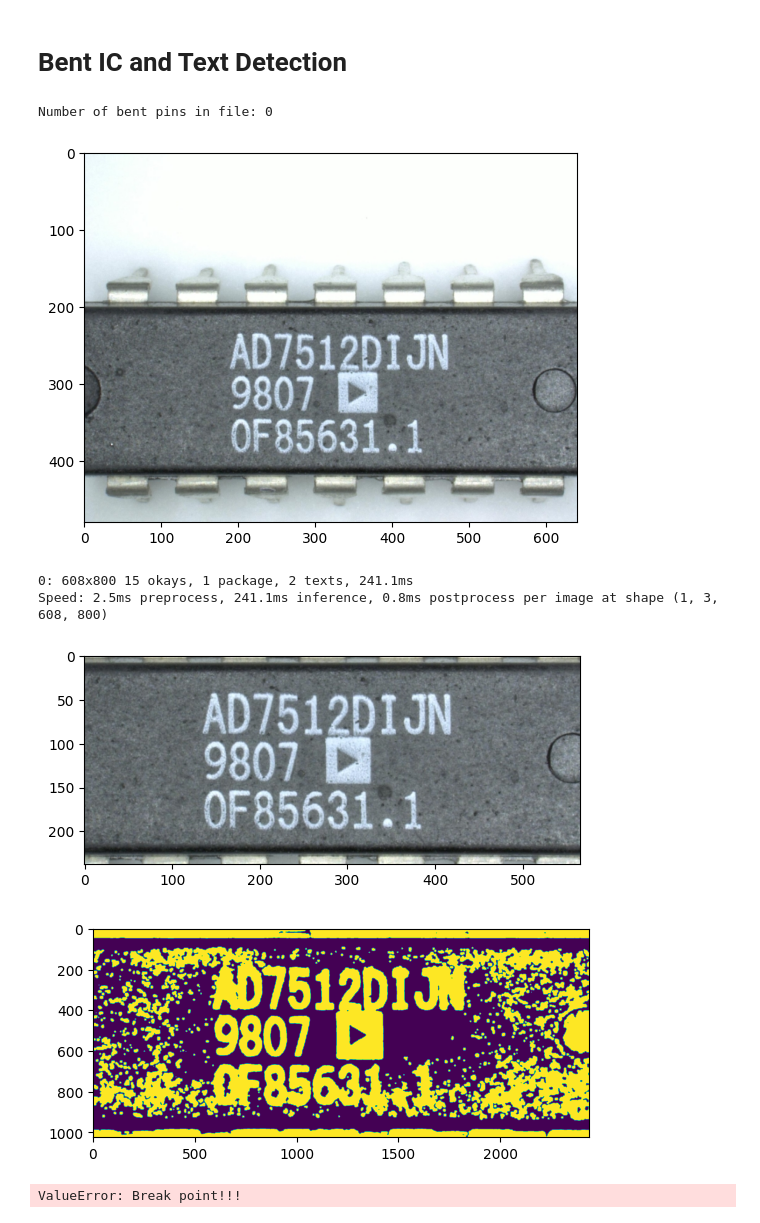
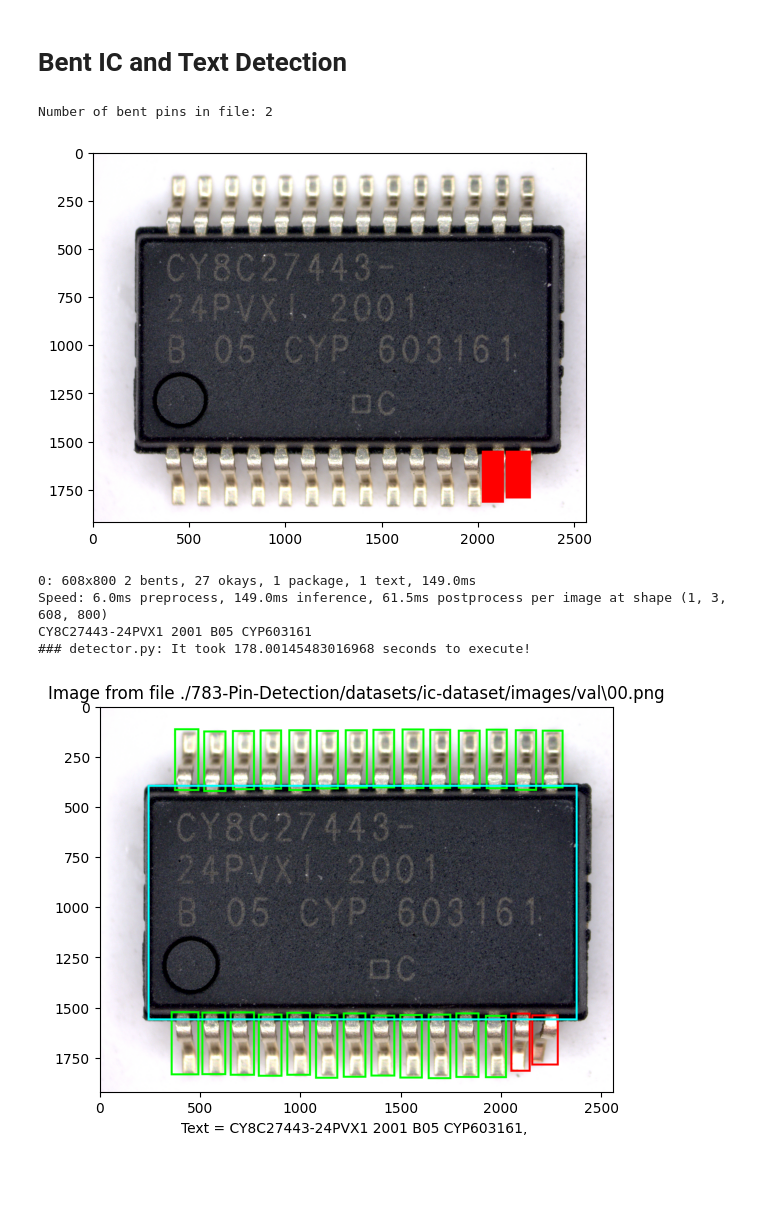
Before and after one commit to rahulbhattachan/EECS690-Project, a Jupyter notebook: Detector.ipynb, the cells around one changed output. Saved outputs shown, nothing was run; the diff lists cells and outputs as text; code cells hidden in the pictures; blank space fills up the shorter version.

```diff
--- a/Detector.ipynb
+++ b/Detector.ipynb
@@ -11,42 +11,42 @@ from DataAugmentator import get_boxes, read_boxes, overlay_good_pins
 de = Detector()
 #de.add_to_command_tree('-no-text', [])
 de.add_to_command_tree('-show', [])
-de.add_to_command_tree('-text-debug-mode', [True])
+#de.add_to_command_tree('-text-debug-mode', [True])
 de.add_to_command_tree('-overlay-good-pin', ['c1'])
 de.add_to_command_tree('-overlay-bent-pin', ['c0'])
 de.add_to_command_tree('-overlay-package', ['c5'])
 #de.add_to_command_tree('-model-n', [65])
 
 input_image_folder  = './783-Pin-Detection/datasets/ic-dataset/images/val'
 input_label_folder  ='./783-Pin-Detection/datasets/ic-dataset/labels/val'
 
 image_files = [f for f in os.listdir(input_image_folder) if f.endswith(('.png', '.jpg'))]
 
 for i, image_file in enumerate(image_files):
     image_path = os.path.join(input_image_folder, image_file)
     image = Image.open(image_path).convert('RGB')
     image_width, image_height = image.size
 
     label_file = os.path.splitext(image_file)[0] + '.txt'
     label_path = os.path.join(input_label_folder, label_file)
     boxes = get_boxes(read_boxes(label_path), cl=0)
 
 
     print(f'Number of bent pins in file: {len(boxes)}')
     compare_image = overlay_good_pins(image, boxes)
     plt.imshow(compare_image)
     plt.show()
 
     de.execute(image_path)
     break
 # %% [output]
-Number of bent pins in file: 0
+Number of bent pins in file: 2
-[figure, old version]
+[figure, new version]
-0: 608x800 15 okays, 1 package, 2 texts, 241.1ms
-Speed: 2.5ms preprocess, 241.1ms inference, 0.8ms postprocess per image at shape (1, 3, 608, 800)
+0: 608x800 2 bents, 27 okays, 1 package, 1 text, 149.0ms
+Speed: 6.0ms preprocess, 149.0ms inference, 61.5ms postprocess per image at shape (1, 3, 608, 800)
+CY8C27443-24PVX1 2001 B05 CYP603161
+### detector.py: It took 178.00145483016968 seconds to execute!
-[figure, old version]
+[figure, new version]
-[figure, removed]
-ValueError: Break point!!!
 # %%
 image_path = './783-Pin-Detection/datasets/ic-dataset/images/val/26.jpg'
 image = Image.open(image_path).convert('RGB')
```
Also changed, not shown: parts of 1 cell of this notebook, 1 other file.
